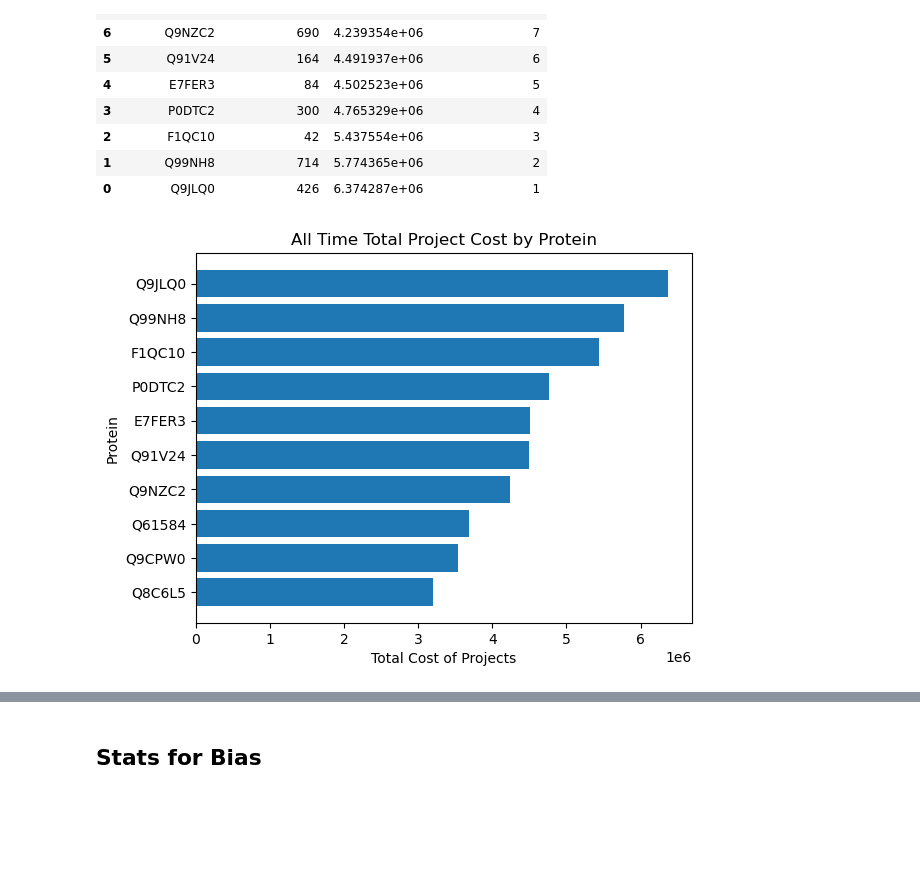
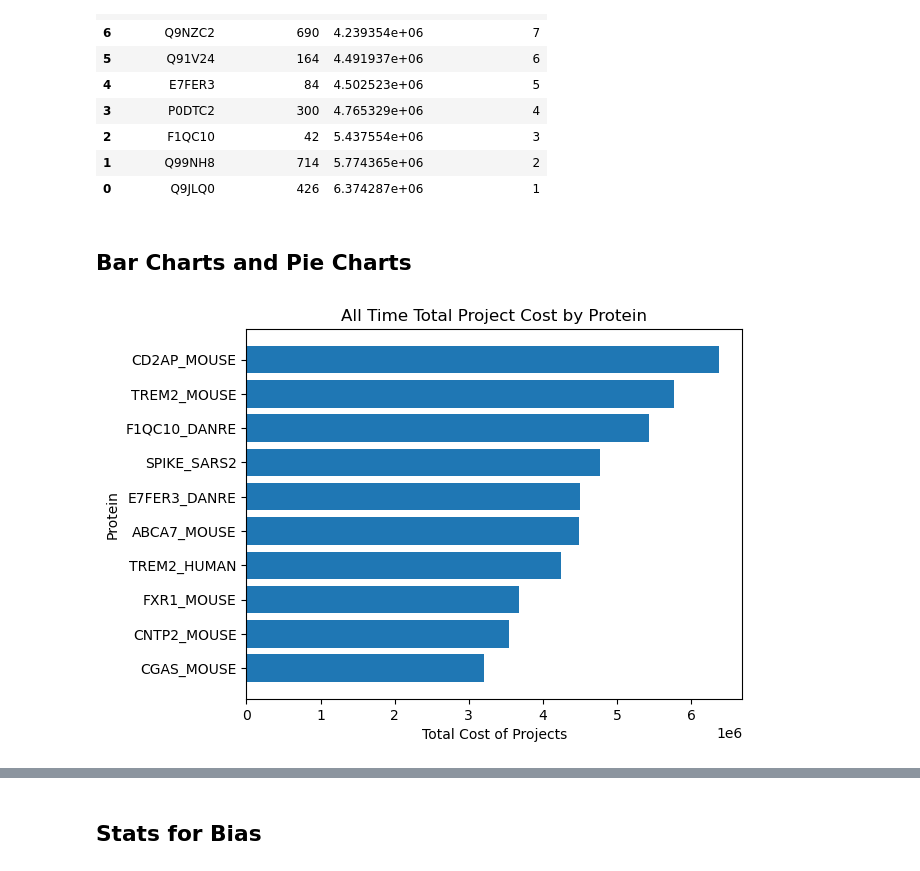
Before and after one commit to Moulica5374/NIH-Funding-Annotation-Analysis-Team-Project, a Jupyter notebook: Data_Analysis.ipynb, the cells around one changed output, grey strips where cells are left out. Cells and saved outputs as stored; diff of their text form; code cells hidden in the pictures; blank space fills up the shorter version.

```diff
--- a/Data_Analysis.ipynb
+++ b/Data_Analysis.ipynb
@@ -517,25 +517,30 @@ t10_protein_cost.head(10)
 | 2 | F1QC10 | 42 | 5.437554e+06 | 3 |
 | 1 | Q99NH8 | 714 | 5.774365e+06 | 2 |
 | 0 | Q9JLQ0 | 426 | 6.374287e+06 | 1 |
+# %% [markdown]
+## Bar Charts and Pie Charts
 # %%
+protein_mapping = {
+    "Q8C6L5":	"CGAS_MOUSE",
+	"Q9CPW0":	"CNTP2_MOUSE",
+	"Q61584":	"FXR1_MOUSE",
+	"Q9NZC2":	"TREM2_HUMAN",
+	"Q91V24":	"ABCA7_MOUSE",
+	"E7FER3":	"E7FER3_DANRE",
+	"P0DTC2":	"SPIKE_SARS2",
+	"F1QC10":	"F1QC10_DANRE",
+	"Q99NH8":	"TREM2_MOUSE",
+	"Q9JLQ0":	"CD2AP_MOUSE"
+}
+
+# Replace
+t10_protein_cost['DB_Object_ID'] = t10_protein_cost['DB_Object_ID'].replace(protein_mapping)
+
 # visualize as a bar plot
 plt.barh(t10_protein_cost['DB_Object_ID'], t10_protein_cost['cost'])
 plt.xlabel('Total Cost of Projects')
 plt.ylabel('Protein')
 plt.title('All Time Total Project Cost by Protein')
 plt.show()
-
-protein_mapping = {
-    "Q12933": "TRAF2_HUMAN",
-	"Q00519": "XDH_MOUSE",
-	"Q9HB90": "RRAGC_HUMAN",
-	"Q8N6T7": "SIR6_HUMAN",
-	"Q9QY24": "ZBP1_MOUSE",
-	"Q9QZL0": "RIPK3_MOUSE",
-	"Q8BHZ5": "CYREN_MOUSE",
-	"Q9NZC2": "TREM2_HUMAN",
-	"Q99NH8": "TREM2_MOUSE",
-	"Q9JLQ0": "CD2AP_MOUSE"
-}
 # %% [output]
-[figure, old version]
+[figure, new version]
```
Also changed, not shown: parts of 1 cell of this notebook.
